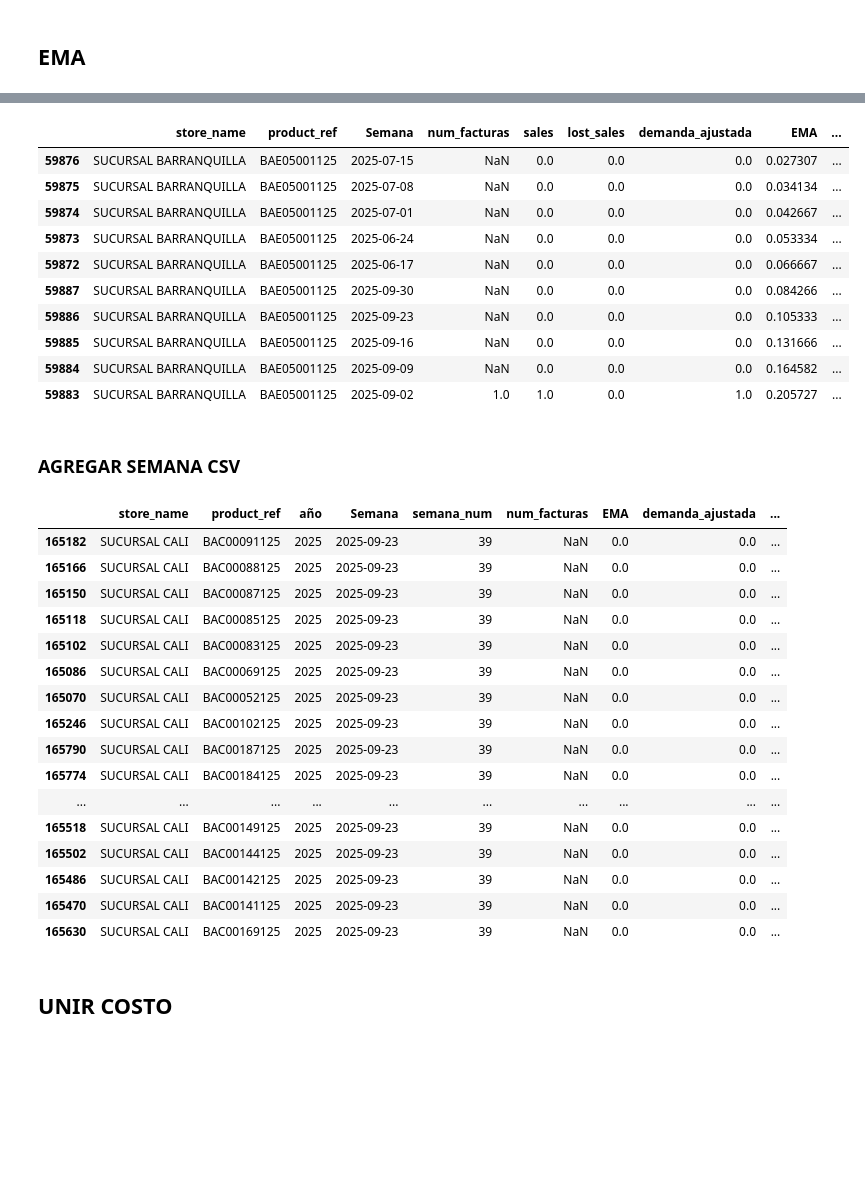
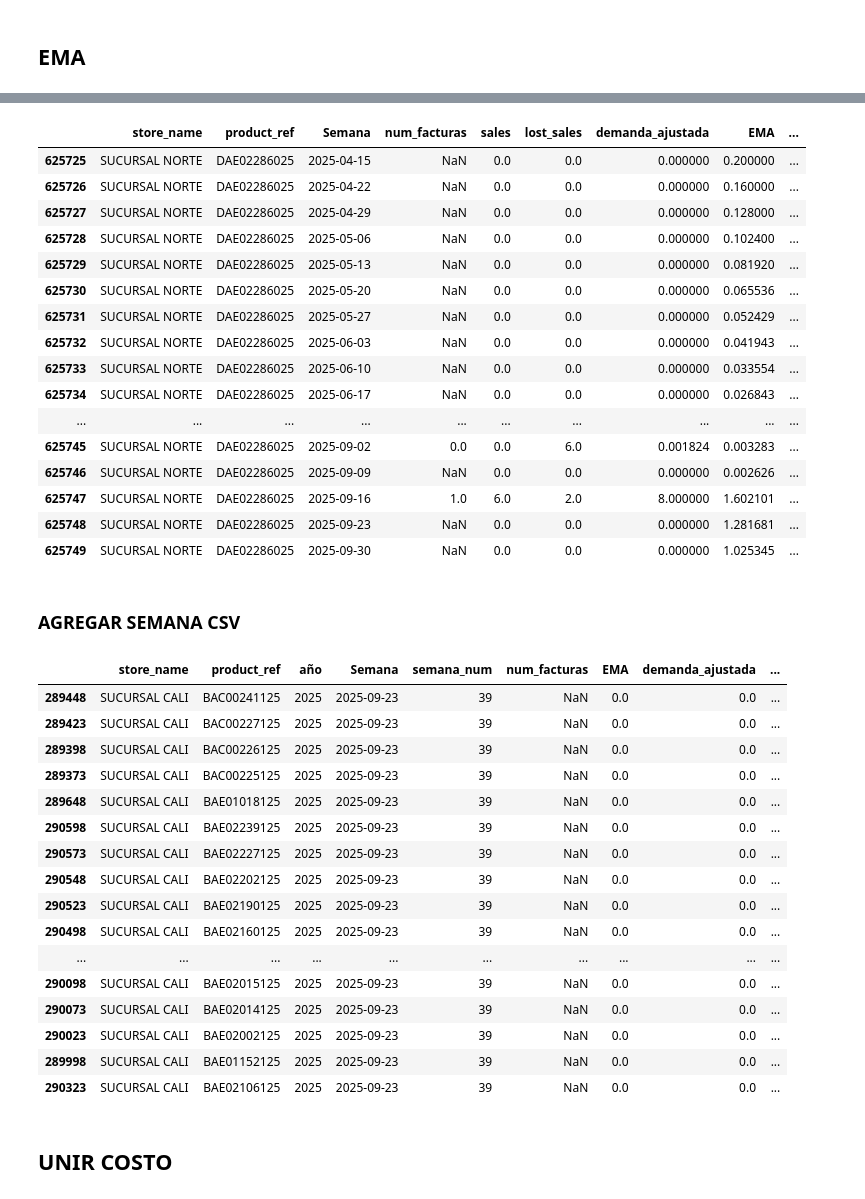
Before and after one commit to FiltrosDonsson/Proyectos-Data-analyst, a Jupyter notebook: MODELO ABASTECIMIENTO/ema.ipynb, the cells around one changed output, grey strips where cells are left out. Saved outputs shown, nothing was run; the diff lists cells and outputs as text; code cells hidden in the pictures; blank space fills up the shorter version.

```diff
--- a/MODELO ABASTECIMIENTO/ema.ipynb
+++ b/MODELO ABASTECIMIENTO/ema.ipynb
@@ -1,5 +1,5 @@
 # %%
-num_weeks = 15
+num_weeks = 12
 # %% [markdown]
 ## VENTAS
 # %%
@@ -716,7 +727,7 @@ def compute_demand_and_ema(df,
     return result
 
 # ------------------ USO ------------------
-df_with_demand1 = compute_demand_and_ema(df_merged, alpha=0.2, n_init=12) #estaba en 16
+df_with_demand1 = compute_demand_and_ema(df_merged, alpha=0.2, n_init=num_weeks) #estaba en 16
 
 #APROX3min
 # %%
@@ -743,5 +774,5 @@ df_filtrado_ordenado.tail(10)
 # %%
-def add_deviation_and_classification(df, ema_col="EMA", sales_col="sales", week_col="Semana", n_weeks=12): ##PERILLA SEMANAS
+def add_deviation_and_classification(df, ema_col="EMA", sales_col="sales", week_col="Semana", n_weeks=num_weeks): ##PERILLA SEMANAS
     df = df.copy()
     out_groups = []
 
@@ -795,19 +826,25 @@ df_with_demand2 = df_with_demand2[["store_name","product_ref","Semana","num_fact
 
 # Demora mas o menos 8 min
 # %%
-df_with_demand2.query("product_ref == 'BAE05001125'").sort_values(by=["EMA"]).tail(10)
+df_with_demand2[(df_with_demand2["store_name"]=="SUCURSAL NORTE") & (df_with_demand2["product_ref"]=="DAE02286025")]
 # %% [output]
 |  | store_name | product_ref | Semana | num_facturas | sales | lost_sales | demanda_ajustada | EMA | ... |
-| 59876 | SUCURSAL BARRANQUILLA | BAE05001125 | 2025-07-15 | NaN | 0.0 | 0.0 | 0.0 | 0.027307 | ... |
-| 59875 | SUCURSAL BARRANQUILLA | BAE05001125 | 2025-07-08 | NaN | 0.0 | 0.0 | 0.0 | 0.034134 | ... |
-| 59874 | SUCURSAL BARRANQUILLA | BAE05001125 | 2025-07-01 | NaN | 0.0 | 0.0 | 0.0 | 0.042667 | ... |
-| 59873 | SUCURSAL BARRANQUILLA | BAE05001125 | 2025-06-24 | NaN | 0.0 | 0.0 | 0.0 | 0.053334 | ... |
-| 59872 | SUCURSAL BARRANQUILLA | BAE05001125 | 2025-06-17 | NaN | 0.0 | 0.0 | 0.0 | 0.066667 | ... |
-| 59887 | SUCURSAL BARRANQUILLA | BAE05001125 | 2025-09-30 | NaN | 0.0 | 0.0 | 0.0 | 0.084266 | ... |
-| 59886 | SUCURSAL BARRANQUILLA | BAE05001125 | 2025-09-23 | NaN | 0.0 | 0.0 | 0.0 | 0.105333 | ... |
-| 59885 | SUCURSAL BARRANQUILLA | BAE05001125 | 2025-09-16 | NaN | 0.0 | 0.0 | 0.0 | 0.131666 | ... |
-| 59884 | SUCURSAL BARRANQUILLA | BAE05001125 | 2025-09-09 | NaN | 0.0 | 0.0 | 0.0 | 0.164582 | ... |
-| 59883 | SUCURSAL BARRANQUILLA | BAE05001125 | 2025-09-02 | 1.0 | 1.0 | 0.0 | 1.0 | 0.205727 | ... |
+| 625725 | SUCURSAL NORTE | DAE02286025 | 2025-04-15 | NaN | 0.0 | 0.0 | 0.000000 | 0.200000 | ... |
+| 625726 | SUCURSAL NORTE | DAE02286025 | 2025-04-22 | NaN | 0.0 | 0.0 | 0.000000 | 0.160000 | ... |
+| 625727 | SUCURSAL NORTE | DAE02286025 | 2025-04-29 | NaN | 0.0 | 0.0 | 0.000000 | 0.128000 | ... |
+| 625728 | SUCURSAL NORTE | DAE02286025 | 2025-05-06 | NaN | 0.0 | 0.0 | 0.000000 | 0.102400 | ... |
+| 625729 | SUCURSAL NORTE | DAE02286025 | 2025-05-13 | NaN | 0.0 | 0.0 | 0.000000 | 0.081920 | ... |
+| 625730 | SUCURSAL NORTE | DAE02286025 | 2025-05-20 | NaN | 0.0 | 0.0 | 0.000000 | 0.065536 | ... |
+| 625731 | SUCURSAL NORTE | DAE02286025 | 2025-05-27 | NaN | 0.0 | 0.0 | 0.000000 | 0.052429 | ... |
+| 625732 | SUCURSAL NORTE | DAE02286025 | 2025-06-03 | NaN | 0.0 | 0.0 | 0.000000 | 0.041943 | ... |
+| 625733 | SUCURSAL NORTE | DAE02286025 | 2025-06-10 | NaN | 0.0 | 0.0 | 0.000000 | 0.033554 | ... |
+| 625734 | SUCURSAL NORTE | DAE02286025 | 2025-06-17 | NaN | 0.0 | 0.0 | 0.000000 | 0.026843 | ... |
+| ... | ... | ... | ... | ... | ... | ... | ... | ... | ... |
+| 625745 | SUCURSAL NORTE | DAE02286025 | 2025-09-02 | 0.0 | 0.0 | 6.0 | 0.001824 | 0.003283 | ... |
+| 625746 | SUCURSAL NORTE | DAE02286025 | 2025-09-09 | NaN | 0.0 | 0.0 | 0.000000 | 0.002626 | ... |
+| 625747 | SUCURSAL NORTE | DAE02286025 | 2025-09-16 | 1.0 | 6.0 | 2.0 | 8.000000 | 1.602101 | ... |
+| 625748 | SUCURSAL NORTE | DAE02286025 | 2025-09-23 | NaN | 0.0 | 0.0 | 0.000000 | 1.281681 | ... |
+| 625749 | SUCURSAL NORTE | DAE02286025 | 2025-09-30 | NaN | 0.0 | 0.0 | 0.000000 | 1.025345 | ... |
 # %%
 df_with_demand2["semana_num"] = df_with_demand2["Semana"].dt.isocalendar().week
 df_with_demand2["año"] = df_with_demand2["Semana"].dt.year
@@ -827,22 +864,22 @@ demand_2025_38 = demand_2025[demand_2025["semana_num"]==39]  #Ajustar semana num
 demand_2025_38.sort_values(by=["EMA"],ascending=False).tail(30)
 # %% [output]
 |  | store_name | product_ref | año | Semana | semana_num | num_facturas | EMA | demanda_ajustada | ... |
-| 165182 | SUCURSAL CALI | BAC00091125 | 2025 | 2025-09-23 | 39 | NaN | 0.0 | 0.0 | ... |
-| 165166 | SUCURSAL CALI | BAC00088125 | 2025 | 2025-09-23 | 39 | NaN | 0.0 | 0.0 | ... |
-| 165150 | SUCURSAL CALI | BAC00087125 | 2025 | 2025-09-23 | 39 | NaN | 0.0 | 0.0 | ... |
-| 165118 | SUCURSAL CALI | BAC00085125 | 2025 | 2025-09-23 | 39 | NaN | 0.0 | 0.0 | ... |
-| 165102 | SUCURSAL CALI | BAC00083125 | 2025 | 2025-09-23 | 39 | NaN | 0.0 | 0.0 | ... |
-| 165086 | SUCURSAL CALI | BAC00069125 | 2025 | 2025-09-23 | 39 | NaN | 0.0 | 0.0 | ... |
-| 165070 | SUCURSAL CALI | BAC00052125 | 2025 | 2025-09-23 | 39 | NaN | 0.0 | 0.0 | ... |
-| 165246 | SUCURSAL CALI | BAC00102125 | 2025 | 2025-09-23 | 39 | NaN | 0.0 | 0.0 | ... |
-| 165790 | SUCURSAL CALI | BAC00187125 | 2025 | 2025-09-23 | 39 | NaN | 0.0 | 0.0 | ... |
-| 165774 | SUCURSAL CALI | BAC00184125 | 2025 | 2025-09-23 | 39 | NaN | 0.0 | 0.0 | ... |
+| 289448 | SUCURSAL CALI | BAC00241125 | 2025 | 2025-09-23 | 39 | NaN | 0.0 | 0.0 | ... |
+| 289423 | SUCURSAL CALI | BAC00227125 | 2025 | 2025-09-23 | 39 | NaN | 0.0 | 0.0 | ... |
+| 289398 | SUCURSAL CALI | BAC00226125 | 2025 | 2025-09-23 | 39 | NaN | 0.0 | 0.0 | ... |
+| 289373 | SUCURSAL CALI | BAC00225125 | 2025 | 2025-09-23 | 39 | NaN | 0.0 | 0.0 | ... |
+| 289648 | SUCURSAL CALI | BAE01018125 | 2025 | 2025-09-23 | 39 | NaN | 0.0 | 0.0 | ... |
+| 290598 | SUCURSAL CALI | BAE02239125 | 2025 | 2025-09-23 | 39 | NaN | 0.0 | 0.0 | ... |
+| 290573 | SUCURSAL CALI | BAE02227125 | 2025 | 2025-09-23 | 39 | NaN | 0.0 | 0.0 | ... |
+| 290548 | SUCURSAL CALI | BAE02202125 | 2025 | 2025-09-23 | 39 | NaN | 0.0 | 0.0 | ... |
+| 290523 | SUCURSAL CALI | BAE02190125 | 2025 | 2025-09-23 | 39 | NaN | 0.0 | 0.0 | ... |
+| 290498 | SUCURSAL CALI | BAE02160125 | 2025 | 2025-09-23 | 39 | NaN | 0.0 | 0.0 | ... |
 | ... | ... | ... | ... | ... | ... | ... | ... | ... | ... |
-| 165518 | SUCURSAL CALI | BAC00149125 | 2025 | 2025-09-23 | 39 | NaN | 0.0 | 0.0 | ... |
-| 165502 | SUCURSAL CALI | BAC00144125 | 2025 | 2025-09-23 | 39 | NaN | 0.0 | 0.0 | ... |
-| 165486 | SUCURSAL CALI | BAC00142125 | 2025 | 2025-09-23 | 39 | NaN | 0.0 | 0.0 | ... |
-| 165470 | SUCURSAL CALI | BAC00141125 | 2025 | 2025-09-23 | 39 | NaN | 0.0 | 0.0 | ... |
-| 165630 | SUCURSAL CALI | BAC00169125 | 2025 | 2025-09-23 | 39 | NaN | 0.0 | 0.0 | ... |
+| 290098 | SUCURSAL CALI | BAE02015125 | 2025 | 2025-09-23 | 39 | NaN | 0.0 | 0.0 | ... |
+| 290073 | SUCURSAL CALI | BAE02014125 | 2025 | 2025-09-23 | 39 | NaN | 0.0 | 0.0 | ... |
+| 290023 | SUCURSAL CALI | BAE02002125 | 2025 | 2025-09-23 | 39 | NaN | 0.0 | 0.0 | ... |
+| 289998 | SUCURSAL CALI | BAE01152125 | 2025 | 2025-09-23 | 39 | NaN | 0.0 | 0.0 | ... |
+| 290323 | SUCURSAL CALI | BAE02106125 | 2025 | 2025-09-23 | 39 | NaN | 0.0 | 0.0 | ... |
 # %% [markdown]
 ## UNIR COSTO
 # %%
```
Also changed, not shown: parts of 18 cells of this notebook, 10 other files.
